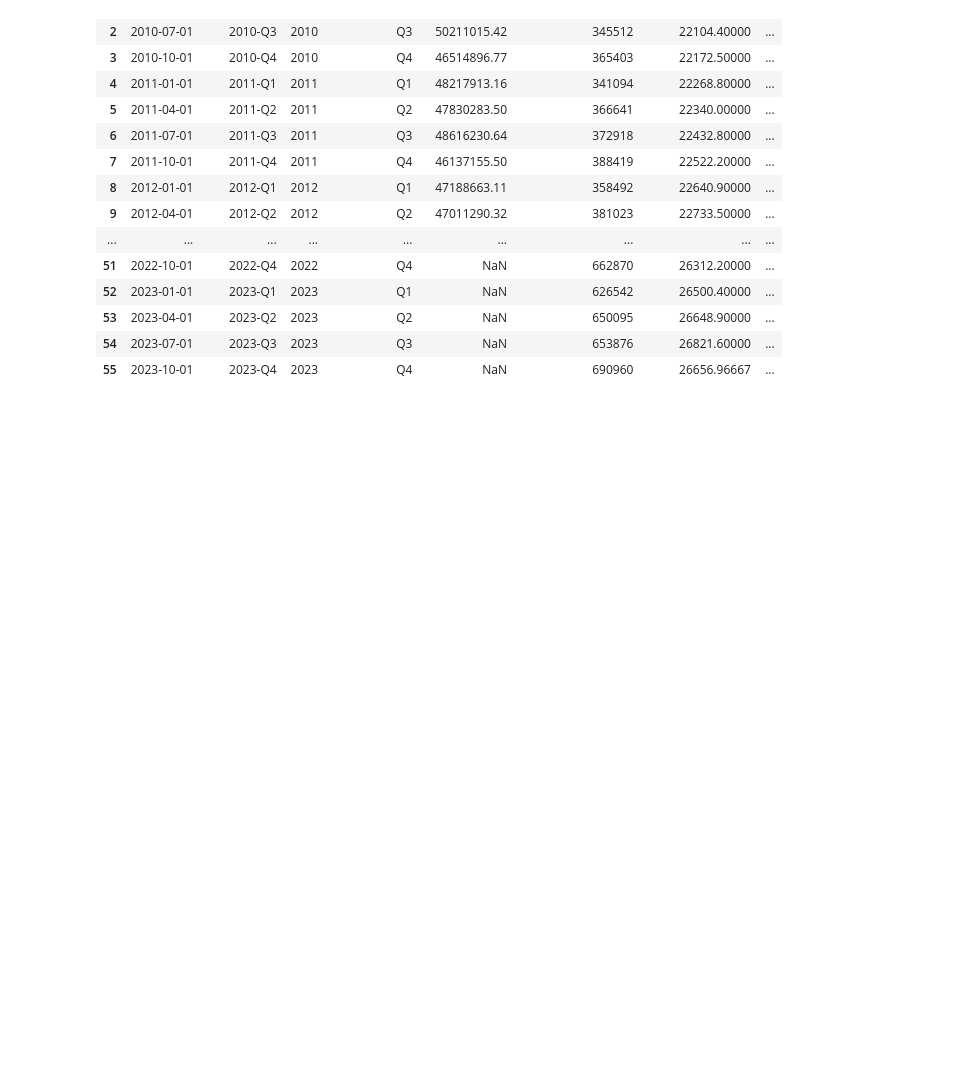
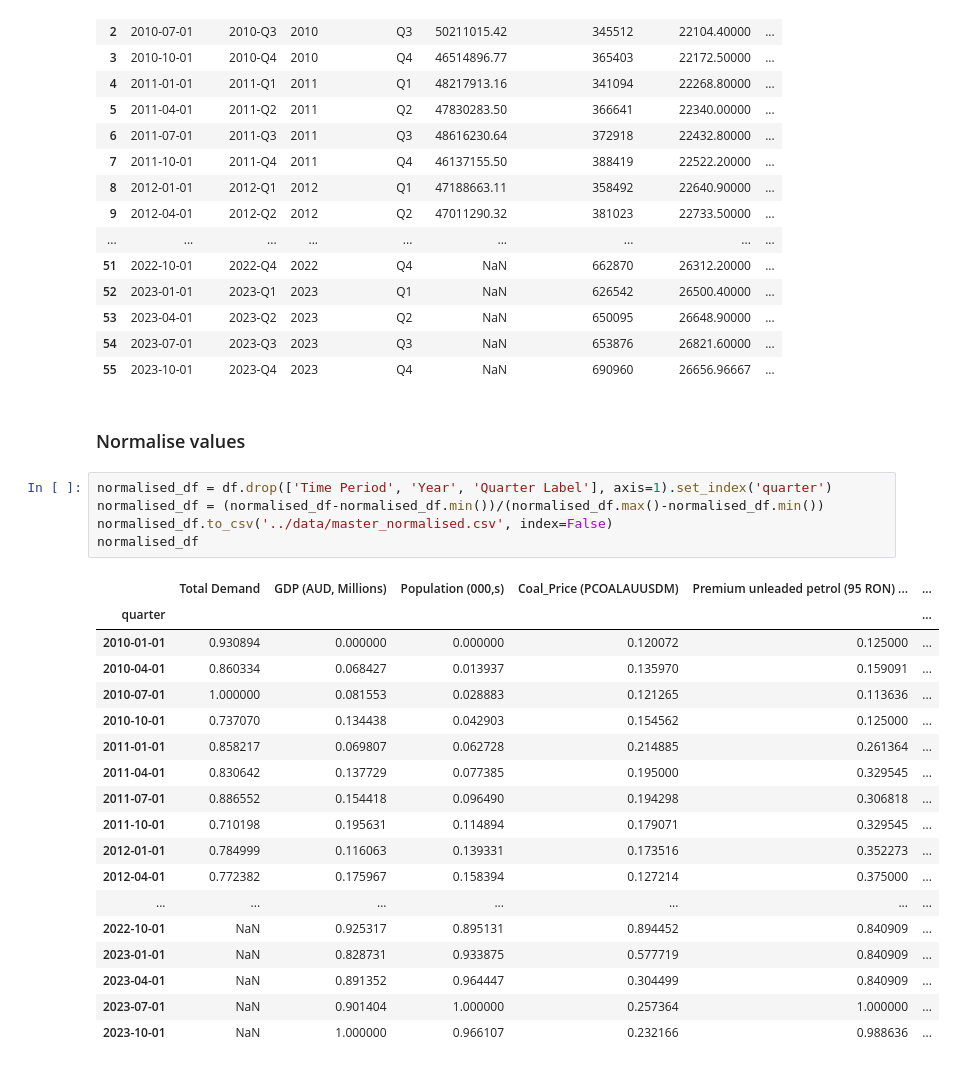
Before and after one commit to z5113296/ZZSC9020-Group-M, a Jupyter notebook: data_discovery/Master Table.ipynb, the cells around one changed output. Saved outputs shown, nothing was run; the diff lists cells and outputs as text; blank space fills up the shorter version.

Commit message:
Normalised values

```diff
--- a/data_discovery/Master Table.ipynb
+++ b/data_discovery/Master Table.ipynb
@@ -74,3 +74,29 @@ df
 | 53 | 2023-04-01 | 2023-Q2 | 2023 | Q2 | NaN | 650095 | 26648.90000 | ... |
 | 54 | 2023-07-01 | 2023-Q3 | 2023 | Q3 | NaN | 653876 | 26821.60000 | ... |
 | 55 | 2023-10-01 | 2023-Q4 | 2023 | Q4 | NaN | 690960 | 26656.96667 | ... |
+# %% [markdown]
+### Normalise values
+# %%
+normalised_df = df.drop(['Time Period', 'Year', 'Quarter Label'], axis=1).set_index('quarter')
+normalised_df = (normalised_df-normalised_df.min())/(normalised_df.max()-normalised_df.min())
+normalised_df.to_csv('../data/master_normalised.csv', index=False)
+normalised_df
+# %% [output]
+|  | Total Demand | GDP (AUD, Millions) | Population (000,s) | Coal_Price (PCOALAUUSDM) | Premium unleaded petrol (95 RON) ... | ... |
+| quarter |  |  |  |  |  | ... |
+| 2010-01-01 | 0.930894 | 0.000000 | 0.000000 | 0.120072 | 0.125000 | ... |
+| 2010-04-01 | 0.860334 | 0.068427 | 0.013937 | 0.135970 | 0.159091 | ... |
+| 2010-07-01 | 1.000000 | 0.081553 | 0.028883 | 0.121265 | 0.113636 | ... |
+| 2010-10-01 | 0.737070 | 0.134438 | 0.042903 | 0.154562 | 0.125000 | ... |
+| 2011-01-01 | 0.858217 | 0.069807 | 0.062728 | 0.214885 | 0.261364 | ... |
+| 2011-04-01 | 0.830642 | 0.137729 | 0.077385 | 0.195000 | 0.329545 | ... |
+| 2011-07-01 | 0.886552 | 0.154418 | 0.096490 | 0.194298 | 0.306818 | ... |
+| 2011-10-01 | 0.710198 | 0.195631 | 0.114894 | 0.179071 | 0.329545 | ... |
+| 2012-01-01 | 0.784999 | 0.116063 | 0.139331 | 0.173516 | 0.352273 | ... |
+| 2012-04-01 | 0.772382 | 0.175967 | 0.158394 | 0.127214 | 0.375000 | ... |
+| ... | ... | ... | ... | ... | ... | ... |
+| 2022-10-01 | NaN | 0.925317 | 0.895131 | 0.894452 | 0.840909 | ... |
+| 2023-01-01 | NaN | 0.828731 | 0.933875 | 0.577719 | 0.840909 | ... |
+| 2023-04-01 | NaN | 0.891352 | 0.964447 | 0.304499 | 0.840909 | ... |
+| 2023-07-01 | NaN | 0.901404 | 1.000000 | 0.257364 | 1.000000 | ... |
+| 2023-10-01 | NaN | 1.000000 | 0.966107 | 0.232166 | 0.988636 | ... |
```
Also changed, not shown: 1 other file.
